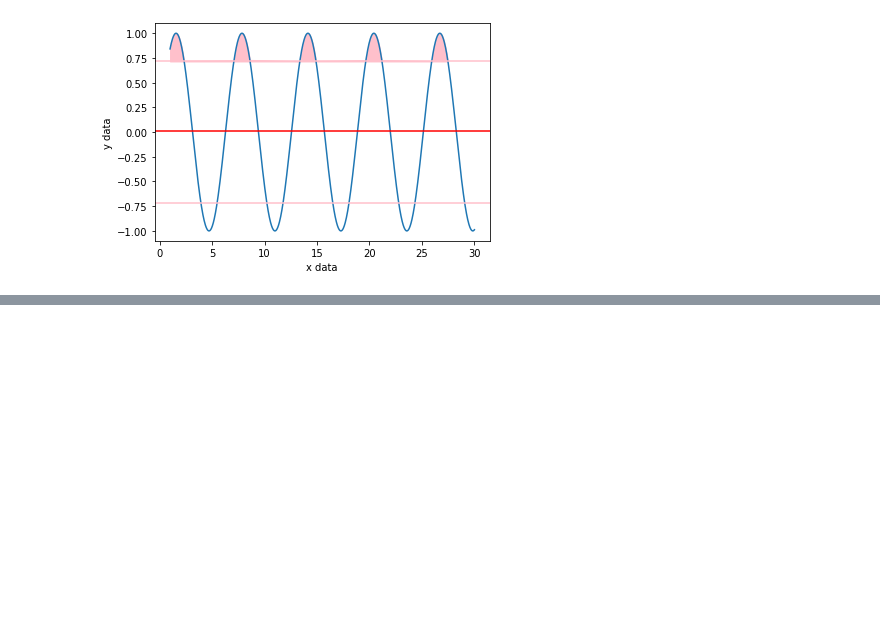
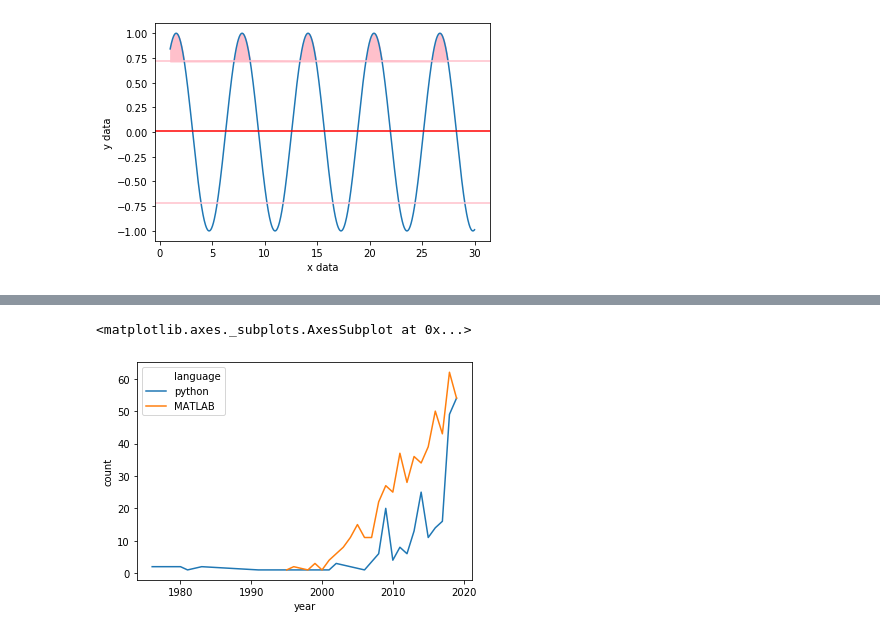
Before and after one commit to danieljdenman/nrsc7610, a Jupyter notebook: NRSC7601_Intro.ipynb, the cells around one changed output, grey strips where cells are left out. Cells and saved outputs as stored; diff of their text form; code cells hidden in the pictures; blank space fills up the shorter version.

```diff
--- a/NRSC7601_Intro.ipynb
+++ b/NRSC7601_Intro.ipynb
@@ -150,0 +220,5 @@ Text(0, 0.5, 'y data')
+# %%
+df_python['language']=['python']*df_python.shape[0]
+df_matlab['language']=['MATLAB']*df_matlab.shape[0]
+# %%
+df = pd.concat((df_python,df_matlab),ignore_index=True)
@@ -150,0 +247,5 @@ Text(0, 0.5, 'y data')
+# %%
+sns.lineplot(data=df,x='year',y='count',hue='language')
+# %% [output]
+<matplotlib.axes._subplots.AxesSubplot at 0x...>
+[figure, added]
```
Also changed, not shown: parts of 36 cells of this notebook, 4 other files.
